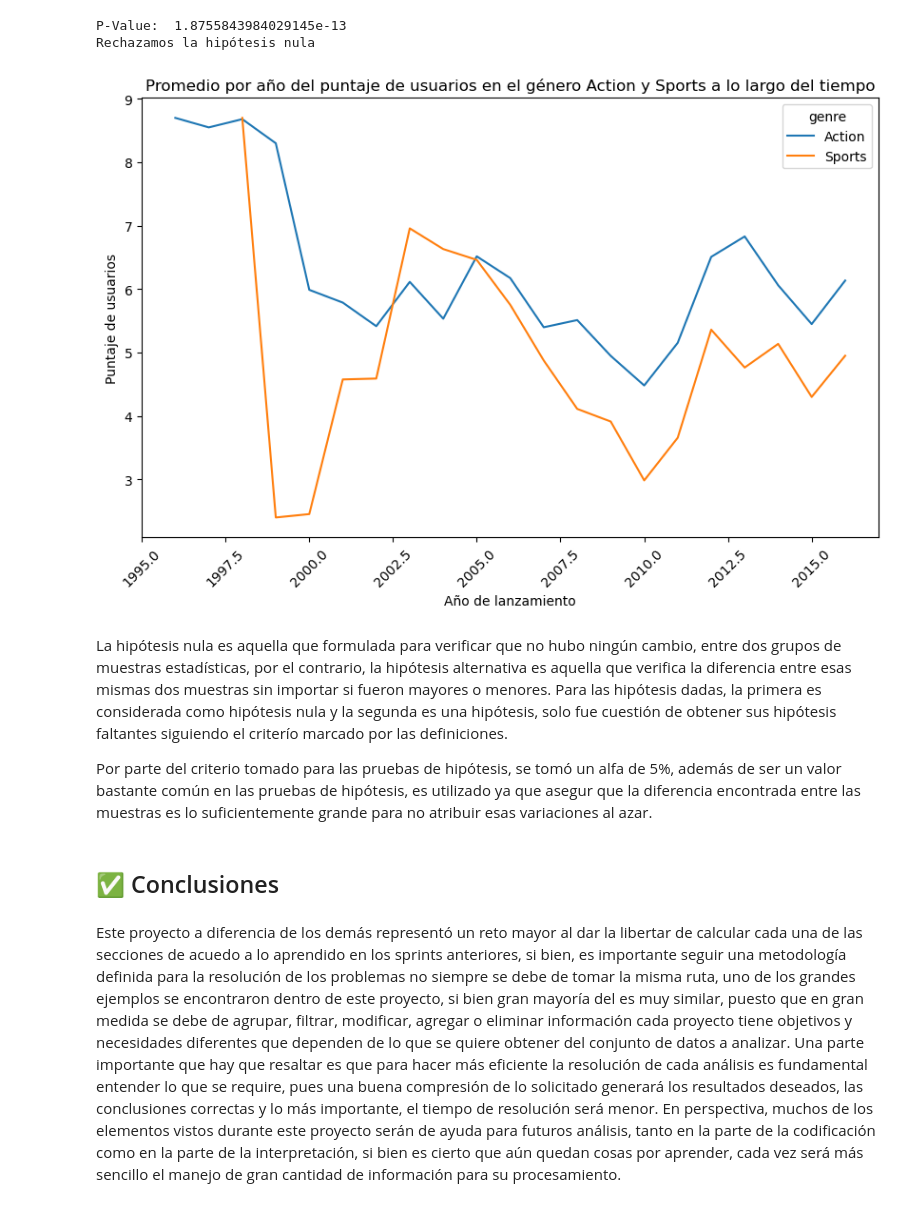
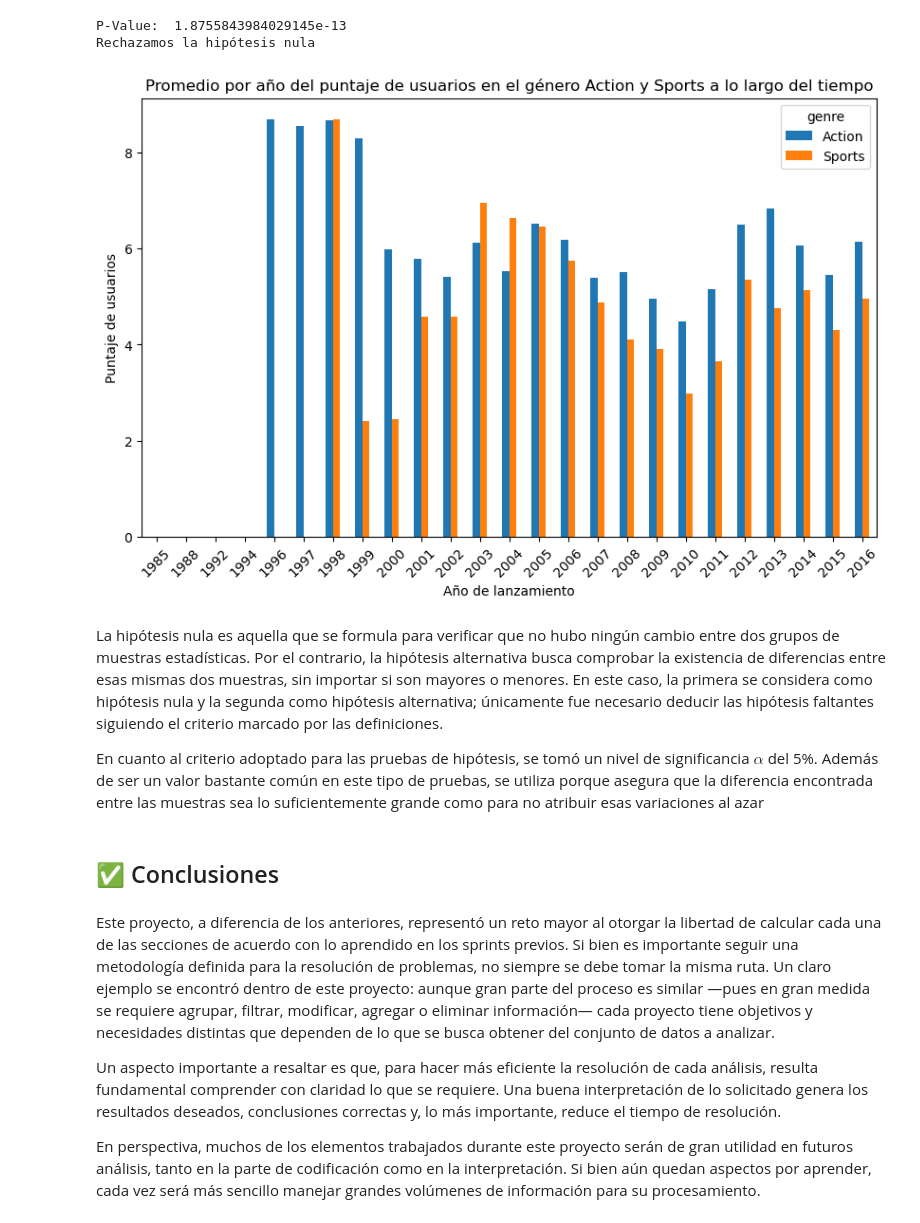
Before and after one commit to SebastianVeraM/Project_Sales_Analysis, a Jupyter notebook: Sprint6_notebook.ipynb, the cells around one changed output. Drawn from its saved outputs; the diff is of its cells as text; code cells hidden in the pictures.

Commit message:
Orthographic and spelling correction and code updating
Correction of spelling and orthographic problems and updating of the code.

```diff
--- a/Sprint6_notebook.ipynb
+++ b/Sprint6_notebook.ipynb
@@ -727,21 +767,25 @@ Rechazamos la hipótesis nula
 # %%
 scores = games.pivot_table(index='year_of_release', columns='genre', values='user_score', aggfunc='mean').reset_index()
 scores.plot(x='year_of_release',
             y=['Action', 'Sports']
-            ,kind='line',
+            ,kind='bar',
             title='Promedio por año del puntaje de usuarios en el género Action y Sports a lo largo del tiempo',
             xlabel='Año de lanzamiento',
             ylabel='Puntaje de usuarios',
             figsize=(10,6),
             rot=45)
 plt.show()
 # %% [output]
-[figure, old version]
+[figure, new version]
 # %% [markdown]
-La hipótesis nula es aquella que formulada para verificar que no hubo ningún cambio, entre dos grupos de muestras estadísticas, por el contrario, la hipótesis alternativa es aquella que verifica la diferencia entre esas mismas dos muestras sin importar si fueron mayores o menores. Para las hipótesis dadas, la primera es considerada como hipótesis nula y la segunda es una hipótesis, solo fue cuestión de obtener sus hipótesis faltantes siguiendo el criterío marcado por las definiciones.
+La hipótesis nula es aquella que se formula para verificar que no hubo ningún cambio entre dos grupos de muestras estadísticas. Por el contrario, la hipótesis alternativa busca comprobar la existencia de diferencias entre esas mismas dos muestras, sin importar si son mayores o menores. En este caso, la primera se considera como hipótesis nula y la segunda como hipótesis alternativa; únicamente fue necesario deducir las hipótesis faltantes siguiendo el criterio marcado por las definiciones.
 
-Por parte del criterio tomado para las pruebas de hipótesis, se tomó un alfa de 5%, además de ser un valor bastante común en las pruebas de hipótesis, es utilizado ya que asegur que la diferencia encontrada entre las muestras es lo suficientemente grande para no atribuir esas variaciones al azar.
+En cuanto al criterio adoptado para las pruebas de hipótesis, se tomó un nivel de significancia $\alpha$ del 5%. Además de ser un valor bastante común en este tipo de pruebas, se utiliza porque asegura que la diferencia encontrada entre las muestras sea lo suficientemente grande como para no atribuir esas variaciones al azar
 # %% [markdown]
 ## ✅ Conclusiones
 # %% [markdown]
-Este proyecto a diferencia de los demás representó un reto mayor al dar la libertar de calcular cada una de las secciones de acuedo a lo aprendido en los sprints anteriores, si bien, es importante seguir una metodología definida para la resolución de los problemas no siempre se debe de tomar la misma ruta, uno de los grandes ejemplos se encontraron dentro de este proyecto, si bien gran mayoría del es muy similar, puesto que en gran medida se debe de agrupar, filtrar, modificar, agregar o eliminar información cada proyecto tiene objetivos y necesidades diferentes que dependen de lo que se quiere obtener del conjunto de datos a analizar. Una parte importante que hay que resaltar es que para hacer más eficiente la resolución de cada análisis es fundamental entender lo que se require, pues una buena compresión de lo solicitado generará los resultados deseados, las conclusiones correctas y lo más importante, el tiempo de resolución será menor. En perspectiva, muchos de los elementos vistos durante este proyecto serán de ayuda para futuros análisis, tanto en la parte de la codificación como en la parte de la interpretación, si bien es cierto que aún quedan cosas por aprender, cada vez será más sencillo el manejo de gran cantidad de información para su procesamiento.
+Este proyecto, a diferencia de los anteriores, representó un reto mayor al otorgar la libertad de calcular cada una de las secciones de acuerdo con lo aprendido en los sprints previos. Si bien es importante seguir una metodología definida para la resolución de problemas, no siempre se debe tomar la misma ruta. Un claro ejemplo se encontró dentro de este proyecto: aunque gran parte del proceso es similar —pues en gran medida se requiere agrupar, filtrar, modificar, agregar o eliminar información— cada proyecto tiene objetivos y necesidades distintas que dependen de lo que se busca obtener del conjunto de datos a analizar.
+
+Un aspecto importante a resaltar es que, para hacer más eficiente la resolución de cada análisis, resulta fundamental comprender con claridad lo que se requiere. Una buena interpretación de lo solicitado genera los resultados deseados, conclusiones correctas y, lo más importante, reduce el tiempo de resolución.
+
+En perspectiva, muchos de los elementos trabajados durante este proyecto serán de gran utilidad en futuros análisis, tanto en la parte de codificación como en la interpretación. Si bien aún quedan aspectos por aprender, cada vez será más sencillo manejar grandes volúmenes de información para su procesamiento.
```
Also changed, not shown: parts of 25 cells of this notebook.
